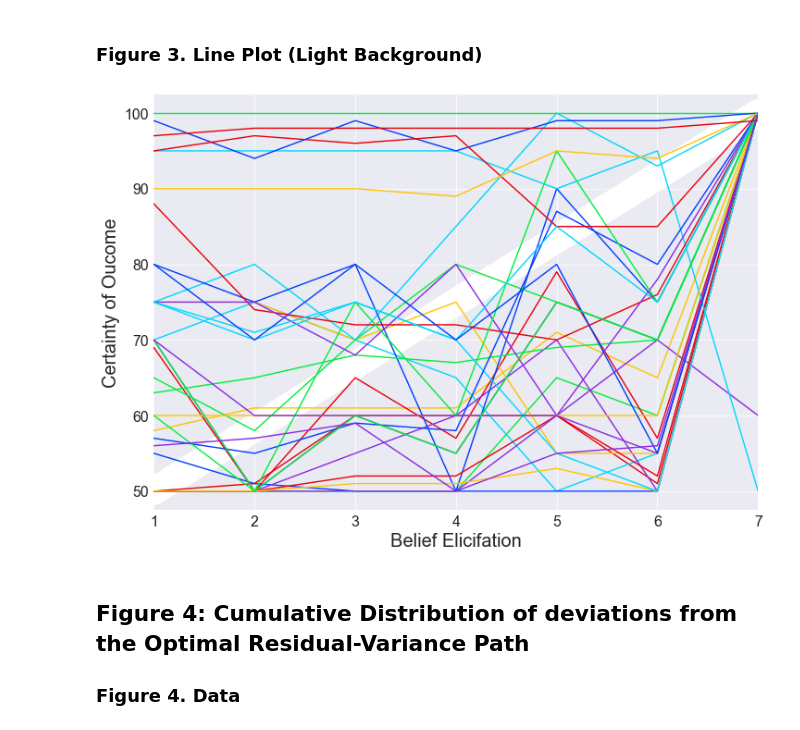
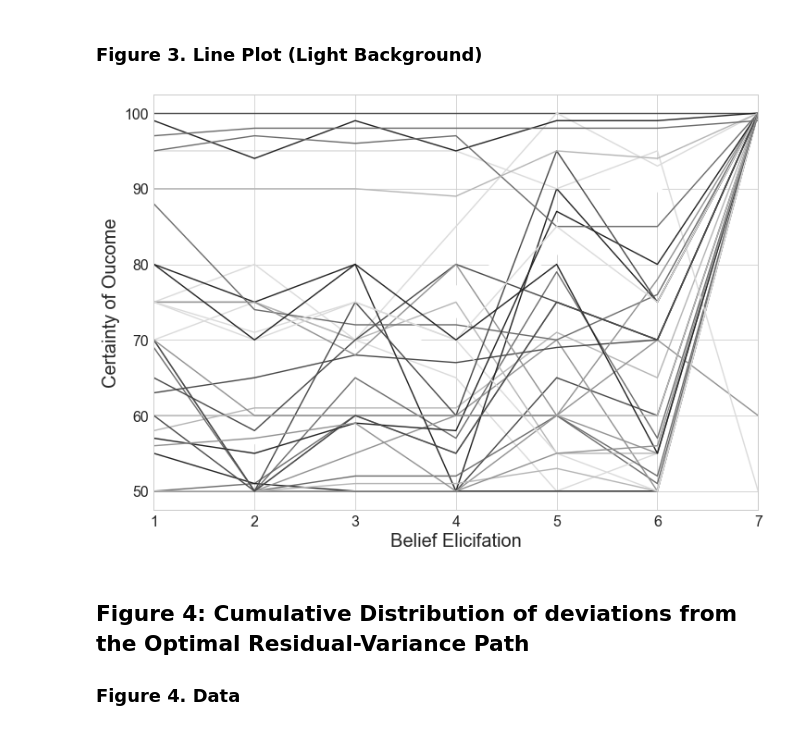
Before and after one commit to cesslab/Experiment-SuspenseAndSurprise, a Jupyter notebook: SchotterKesslerMcClellan_SuspenseAndSurprise.ipynb, the cells around one changed output. Cells and saved outputs as stored; diff of their text form; code cells hidden in the pictures.

Commit message:
added line styling for fig 4 and grey scale option for all figures

```diff
--- a/SchotterKesslerMcClellan_SuspenseAndSurprise.ipynb
+++ b/SchotterKesslerMcClellan_SuspenseAndSurprise.ipynb
@@ -56,7 +56,7 @@ for col in range(1, len(f1df.columns) + 1):
 ### Figure 1. Line Plot (Dark Background)
 # %%
 plt.figure(figsize=(11.7,8.27))
-sns.set(context="paper", palette="bright", style="darkgrid", font_scale=2)
+sns.set(context="paper", palette="gray", style="whitegrid", font_scale=2)
 optimalBelief = np.arange(50, 101, 50/6)
 plt.xlim(1, 7)
 plt.xlabel('Belief Elicifation', fontsize=20)
@@ -105,7 +105,7 @@ for col in range(1, len(f2df.columns) + 1):
 ### Figure 2. Line Plot (Dark Background)
 # %%
 plt.figure(figsize=(11.7,8.27))
-sns.set(context="paper", palette="bright", style="darkgrid", font_scale=2)
+sns.set(context="paper", palette="gray", style="whitegrid", font_scale=2)
 optimalBelief = np.arange(50, 101, 50/6)
 plt.xlim(1, 7)
 plt.xlabel('Belief Elicifation', fontsize=20)
@@ -154,17 +154,17 @@ for col in range(1, len(f3df.columns) + 1):
 ### Figure 3. Line Plot (Light Background)
 # %%
 plt.figure(figsize=(11.7,8.27))
-sns.set(context="paper", palette="bright", style="darkgrid", font_scale=2)
+sns.set(context="paper", palette="gray", style="whitegrid", font_scale=2)
 optimalBelief = np.arange(50, 101, 50/6)
 plt.xlim(1, 7)
 plt.xlabel('Belief Elicifation', fontsize=20)
 plt.ylabel('Certainty of Oucome', fontsize=20)
 l = plt.plot(np.arange(1,8, 1), optimalBelief)
 plt.setp(l, linewidth=30, color='w')
 for col in range(1, len(f3df.columns) + 1):
     plt.plot(f3df[col])
 # %% [output]
-[figure, old version]
+[figure, new version]
 # %% [markdown]
 ## Figure 4: Cumulative Distribution of deviations from the Optimal Residual-Variance Path
 
```
Also changed, not shown: parts of 4 cells of this notebook.
